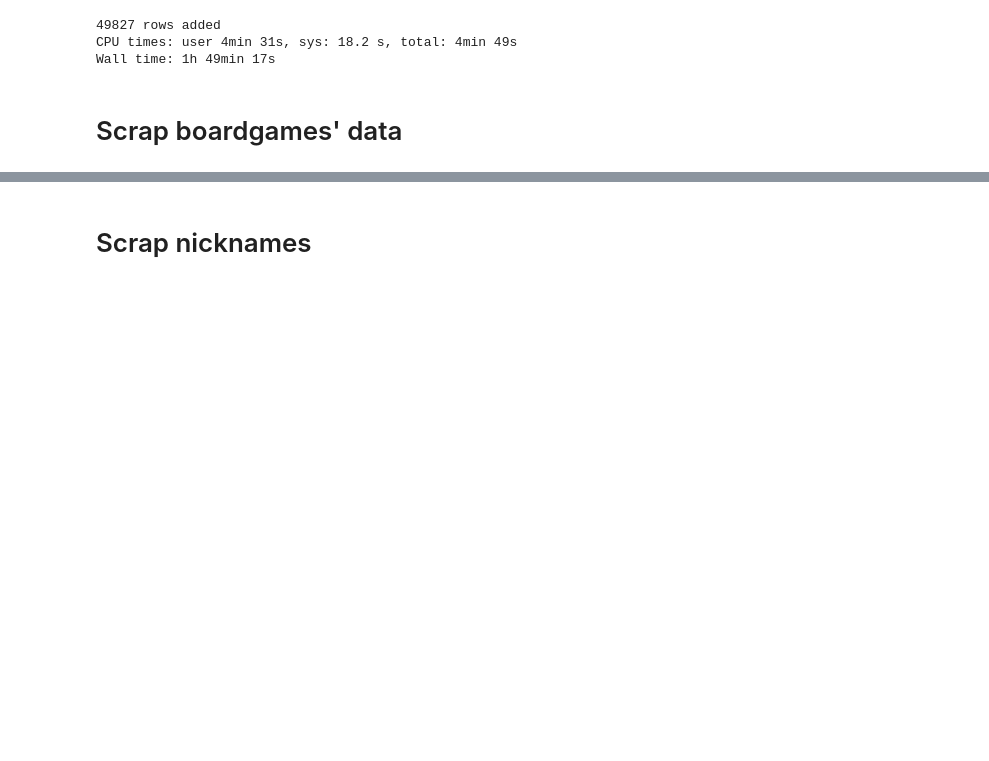
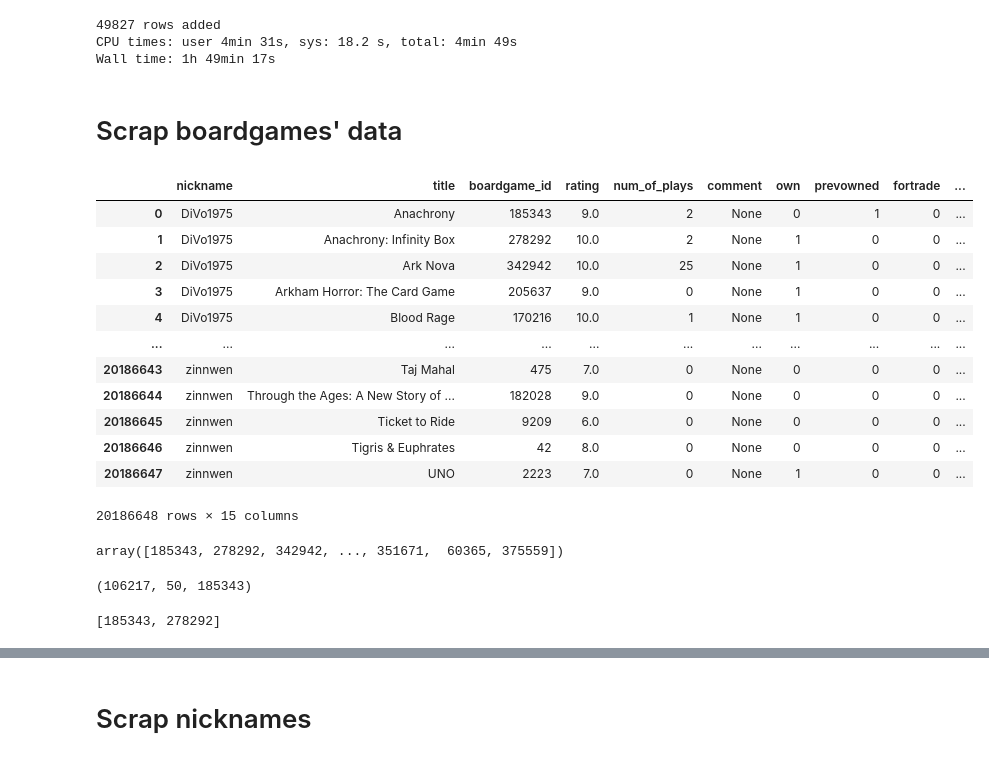
Before and after one commit to Fedorov-Nikita/Board-Games, a Jupyter notebook: bgg_scraping.ipynb, the cells around one changed output, grey strips where cells are left out. Saved outputs shown, nothing was run; the diff lists cells and outputs as text; code cells hidden in the pictures; blank space fills up the shorter version.

```diff
--- a/bgg_scraping.ipynb
+++ b/bgg_scraping.ipynb
@@ -529,3 +538,34 @@ CPU times: user 4min 31s, sys: 18.2 s, total: 4min 49s
 Wall time: 1h 49min 17s
 # %% [markdown]
 # Scrap boardgames' data
+# %%
+rats = pd.read_feather('bgg_ratings_full.feather')
+rats
+# %% [output]
+|  | nickname | title | boardgame_id | rating | num_of_plays | comment | own | prevowned | fortrade | ... |
+| 0 | DiVo1975 | Anachrony | 185343 | 9.0 | 2 | None | 0 | 1 | 0 | ... |
+| 1 | DiVo1975 | Anachrony: Infinity Box | 278292 | 10.0 | 2 | None | 1 | 0 | 0 | ... |
+| 2 | DiVo1975 | Ark Nova | 342942 | 10.0 | 25 | None | 1 | 0 | 0 | ... |
+| 3 | DiVo1975 | Arkham Horror: The Card Game | 205637 | 9.0 | 0 | None | 1 | 0 | 0 | ... |
+| 4 | DiVo1975 | Blood Rage | 170216 | 10.0 | 1 | None | 1 | 0 | 0 | ... |
+| ... | ... | ... | ... | ... | ... | ... | ... | ... | ... | ... |
+| 20186643 | zinnwen | Taj Mahal | 475 | 7.0 | 0 | None | 0 | 0 | 0 | ... |
+| 20186644 | zinnwen | Through the Ages: A New Story of ... | 182028 | 9.0 | 0 | None | 0 | 0 | 0 | ... |
+| 20186645 | zinnwen | Ticket to Ride | 9209 | 6.0 | 0 | None | 0 | 0 | 0 | ... |
+| 20186646 | zinnwen | Tigris & Euphrates | 42 | 8.0 | 0 | None | 0 | 0 | 0 | ... |
+| 20186647 | zinnwen | UNO | 2223 | 7.0 | 0 | None | 1 | 0 | 0 | ... |
+20186648 rows × 15 columns
+# %%
+# unique_ids = list(rats.boardgame_id.unique())
+rats.boardgame_id.unique()
+# %% [output]
+array([185343, 278292, 342942, ..., 351671,  60365, 375559])
+# %%
+len(unique_ids), len(list_of_lists_of_ids[0]), unique_ids[0]
+# %% [output]
+(106217, 50, 185343)
+# %%
+type(unique_ids[0])
+unique_ids[0:2]
+# %% [output]
+[185343, 278292]
```
Also changed, not shown: parts of 3 cells of this notebook.
